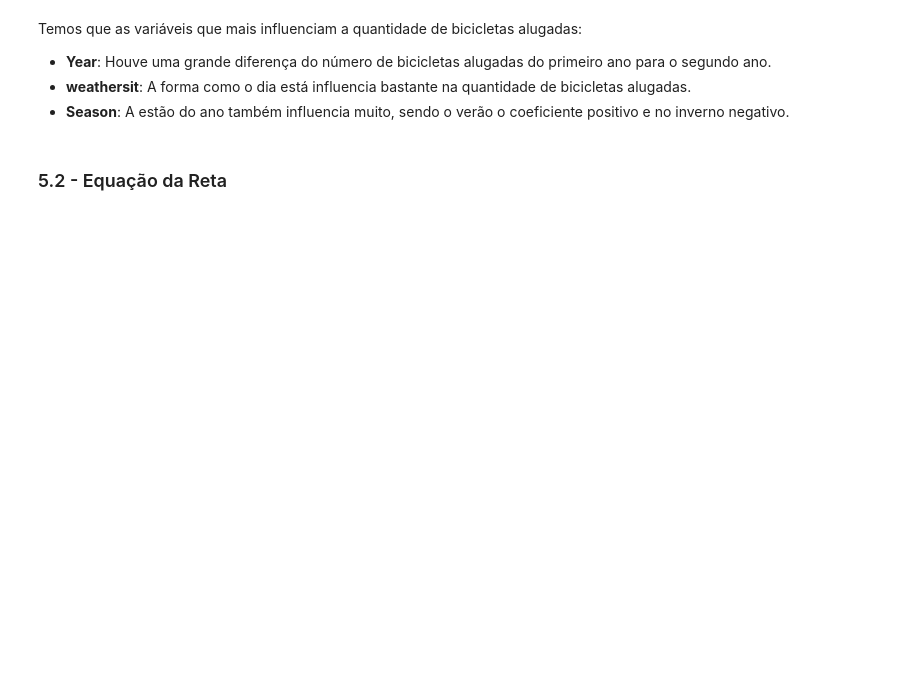
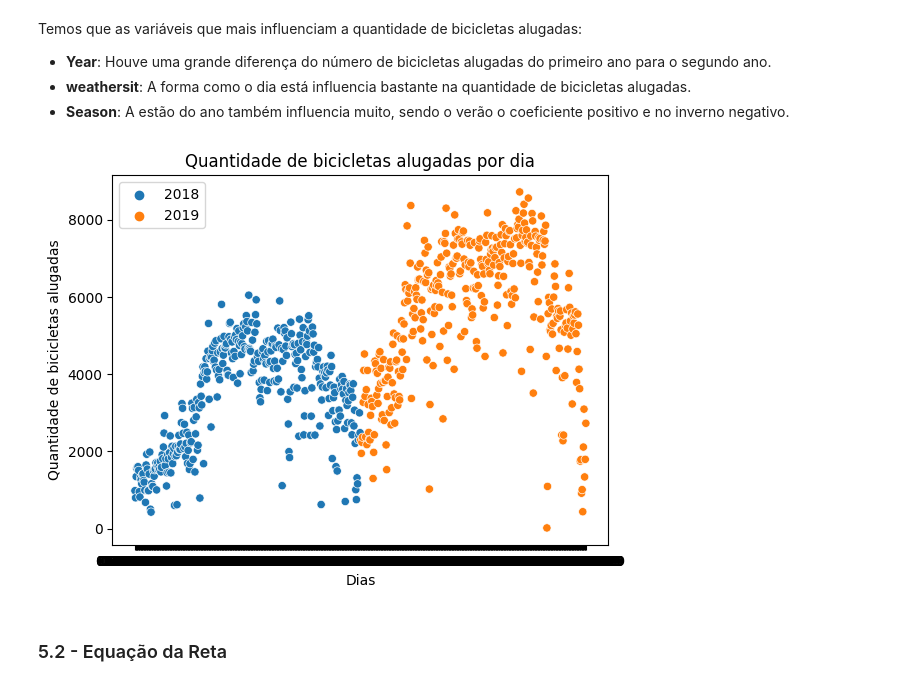
Before and after one commit to FabricioVenturim/linear_regression, a Jupyter notebook: trabalho.ipynb, the cells around one changed output. Cells and saved outputs as stored; diff of their text form; code cells hidden in the pictures; blank space fills up the shorter version.

Commit message:
Adiciona mais coisas

```diff
--- a/trabalho.ipynb
+++ b/trabalho.ipynb
@@ -770,6 +770,23 @@ Temos que as variáveis que mais influenciam a quantidade de bicicletas alugadas
 * **Year**: Houve uma grande diferença do número de bicicletas alugadas do primeiro ano para o segundo ano.
 * **weathersit**: A forma como o dia está influencia bastante na quantidade de bicicletas alugadas.
 * **Season**: A estão do ano também influencia muito, sendo o verão o coeficiente positivo e no inverno negativo.
+# %%
+colors = {0:"blue", 1:"green"}
+
+sns.scatterplot(x = "dteday", y = "cnt", data =  bike, hue="yr")
+# Adicionando legendas as barras
+plt.xlabel("Dias")
+plt.ylabel("Quantidade de bicicletas alugadas")
+plt.title("Quantidade de bicicletas alugadas por dia")
+
+# Criando a legenda e exibindo o gráfico
+L=plt.legend()
+L.get_texts()[0].set_text(2018)
+L.get_texts()[1].set_text(2019)
+plt.show()
+plt.show()
+# %% [output]
+[figure, added]
 # %% [markdown]
 ### 5.2 - Equação da Reta
 # %%
```
Also changed, not shown: parts of 7 cells of this notebook, 6 other files.
